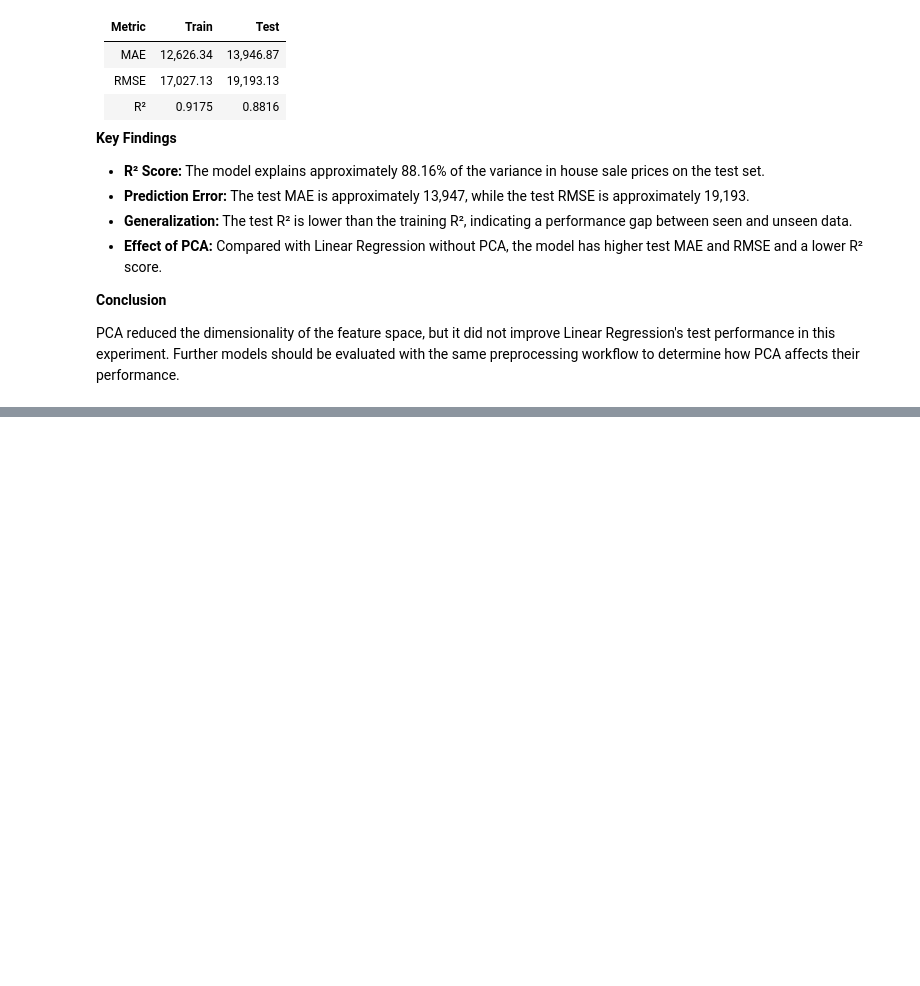
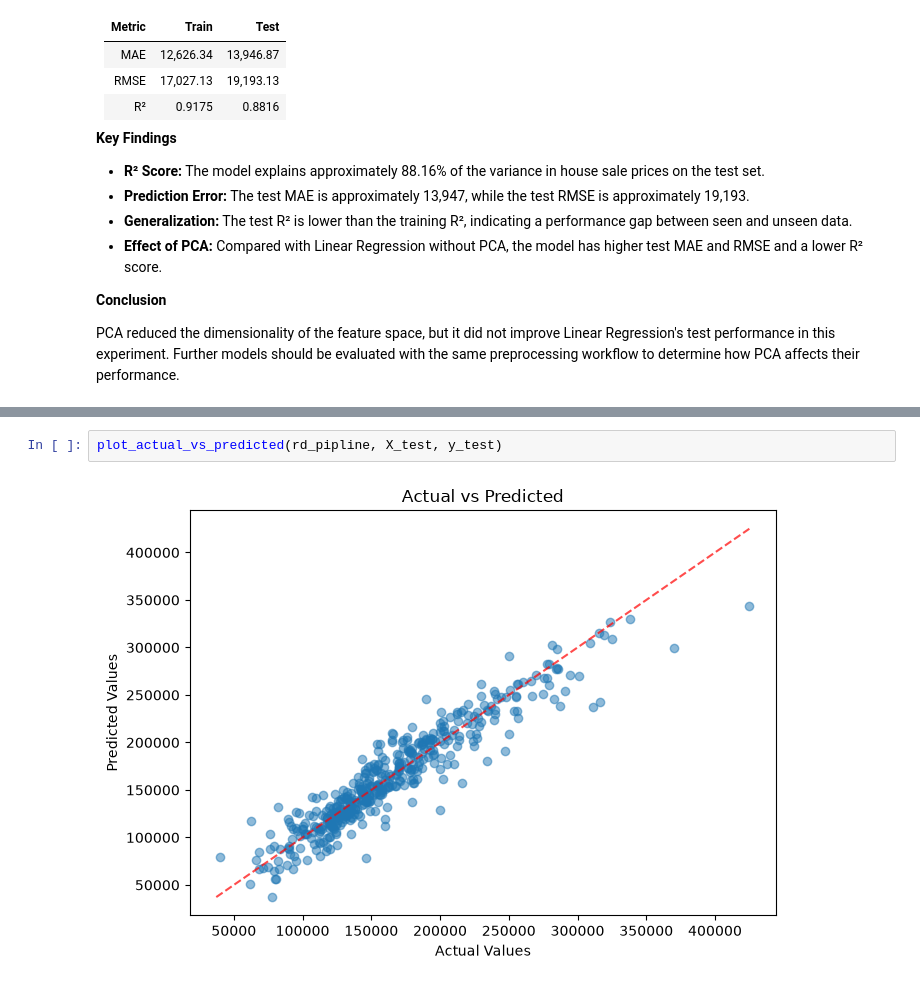
Before and after one commit to Mohamadzf23/ames-housing-price-prediction, a Jupyter notebook: src/ames_housing_price_prediction.ipynb, the cells around one changed output, grey strips where cells are left out. Saved outputs shown, nothing was run; the diff lists cells and outputs as text; blank space fills up the shorter version.

```diff
--- a/src/ames_housing_price_prediction.ipynb
+++ b/src/ames_housing_price_prediction.ipynb
@@ -2859,0 +2901,4 @@ PCA reduced the dimensionality of the feature space, but it did not improve Line
+# %%
+plot_actual_vs_predicted(rd_pipline, X_test, y_test)
+# %% [output]
+[figure, added]
```
Also changed, not shown: parts of 6 cells of this notebook.
